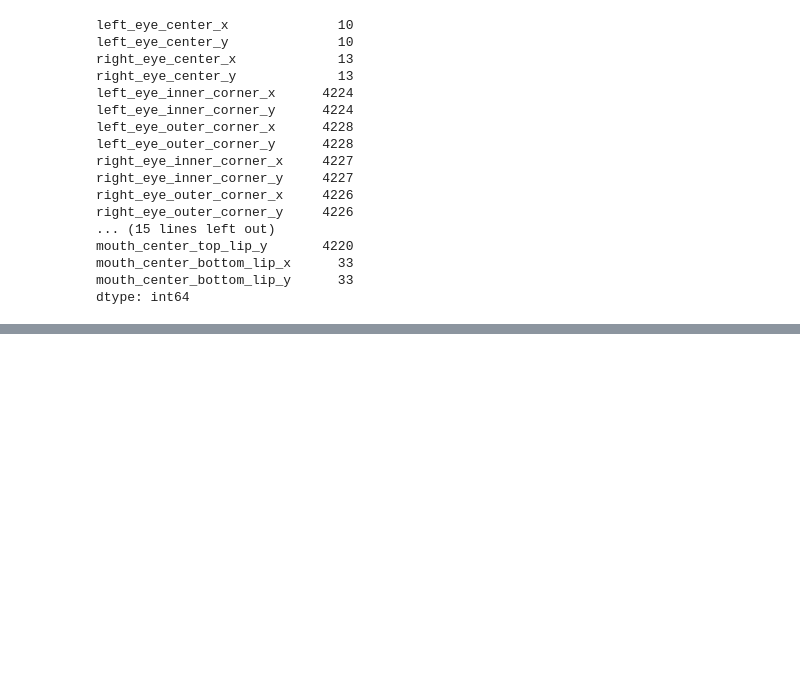
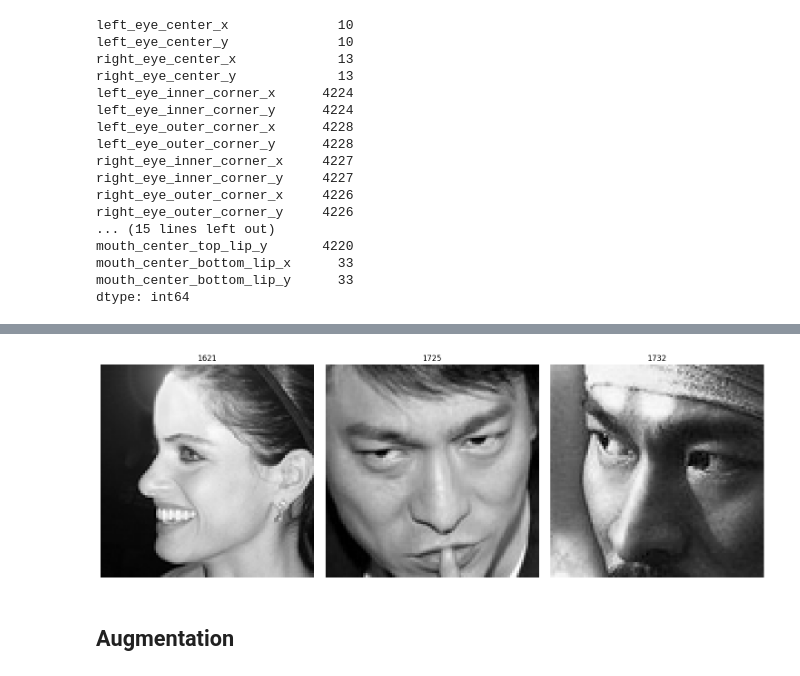
Before and after one commit to Yessirskiy/ZNEUS-25-FacialKeypoints, a Jupyter notebook: EDA.ipynb, the cells around one changed output, grey strips where cells are left out. Cells and saved outputs as stored; diff of their text form; code cells hidden in the pictures; blank space fills up the shorter version.

Commit message:
EDA: augmentation

```diff
--- a/EDA.ipynb
+++ b/EDA.ipynb
@@ -283,0 +375,11 @@ dtype: int64
+# %%
+missing_mouth = [
+    'mouth_left_corner_x',
+    'mouth_left_corner_y',
+    'mouth_right_corner_x',
+    'mouth_right_corner_y',
+    'mouth_center_top_lip_x',
+    'mouth_center_top_lip_y',
+]
+df_missing_mouth = train_nodup_df[train_nodup_df[missing_mouth].isna().any(axis=1)]
+df_missing_mouth
@@ -283,0 +401,16 @@ dtype: int64
+# %%
+image_ids = df_missing_mouth.index[:3]
+fig, axes = plt.subplots(1, 3, figsize=(15, 5))
+for ax, img_id in zip(axes, image_ids):
+    img_path = f"{TRAINING_DIR}/{img_id}.png"
+    img = Image.open(img_path).convert('L')
+    ax.imshow(img, cmap='gray')
+    ax.axis('off')
+    ax.set_title(img_id)
+
+plt.tight_layout()
+plt.show()
+# %% [output]
+[figure, added]
+# %% [markdown]
+## Augmentation
```
Also changed, not shown: parts of 19 cells of this notebook, 1 other file.
